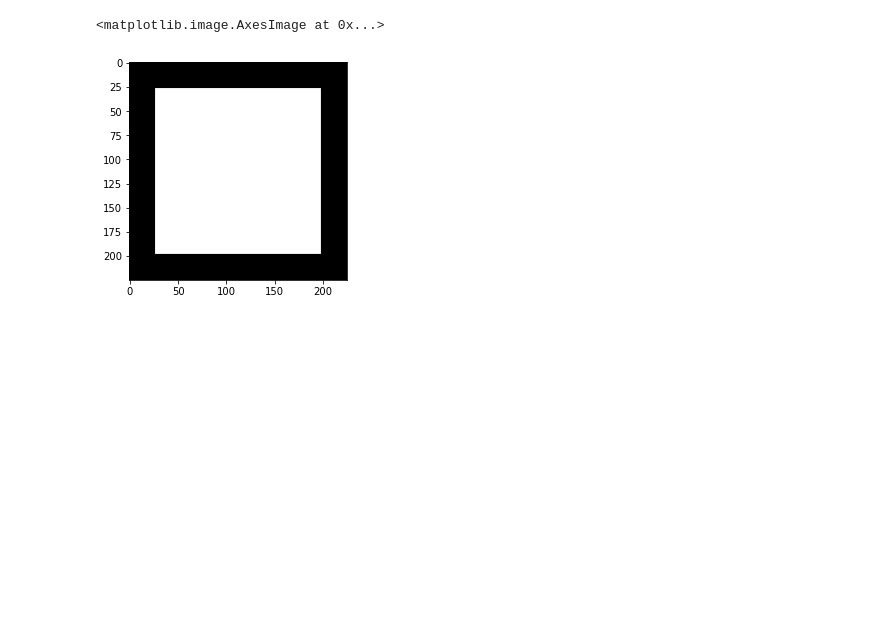
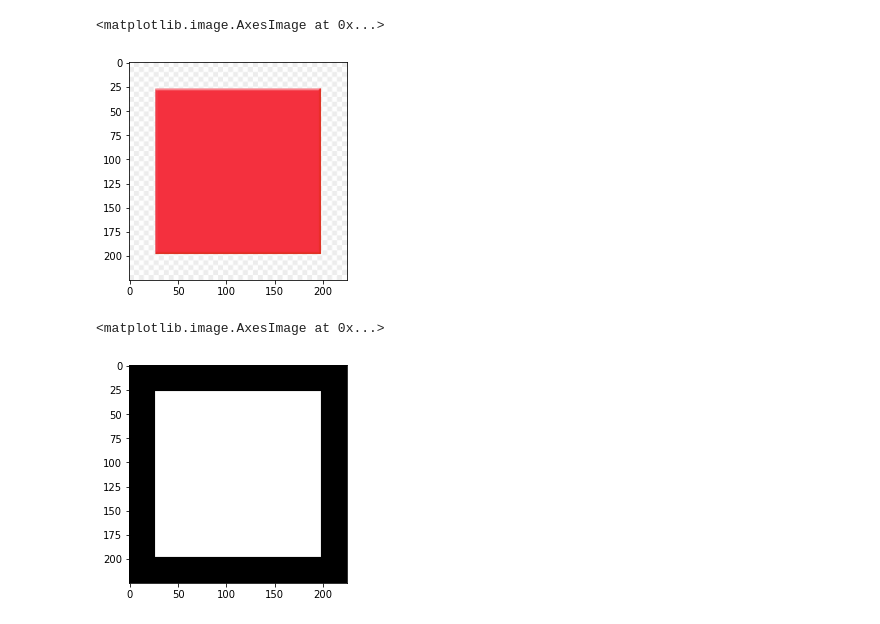
Before and after one commit to sachinbhat2001/Computer_Vision, a Jupyter notebook: Contours.ipynb, the cells around one changed output. Drawn from its saved outputs; the diff is of its cells as text; code cells hidden in the pictures; blank space fills up the shorter version.

```diff
--- a/Contours.ipynb
+++ b/Contours.ipynb
@@ -6,6 +8,9 @@ import cv2
 # %%
-image = cv2.imread('square.png') #importing the image
 image = cv2.cvtColor(image, cv2.COLOR_BGR2RGB)#converting image from BGR color channel to RGB color channel
+plt.imshow(image)
+# %% [output]
+<matplotlib.image.AxesImage at 0x...>
+[figure, added]
 # %%
 gray = cv2.cvtColor(image,cv2.COLOR_BGR2GRAY)#converting colored image into gray scale
 # %%
```
Also changed, not shown: parts of 2 cells of this notebook.
